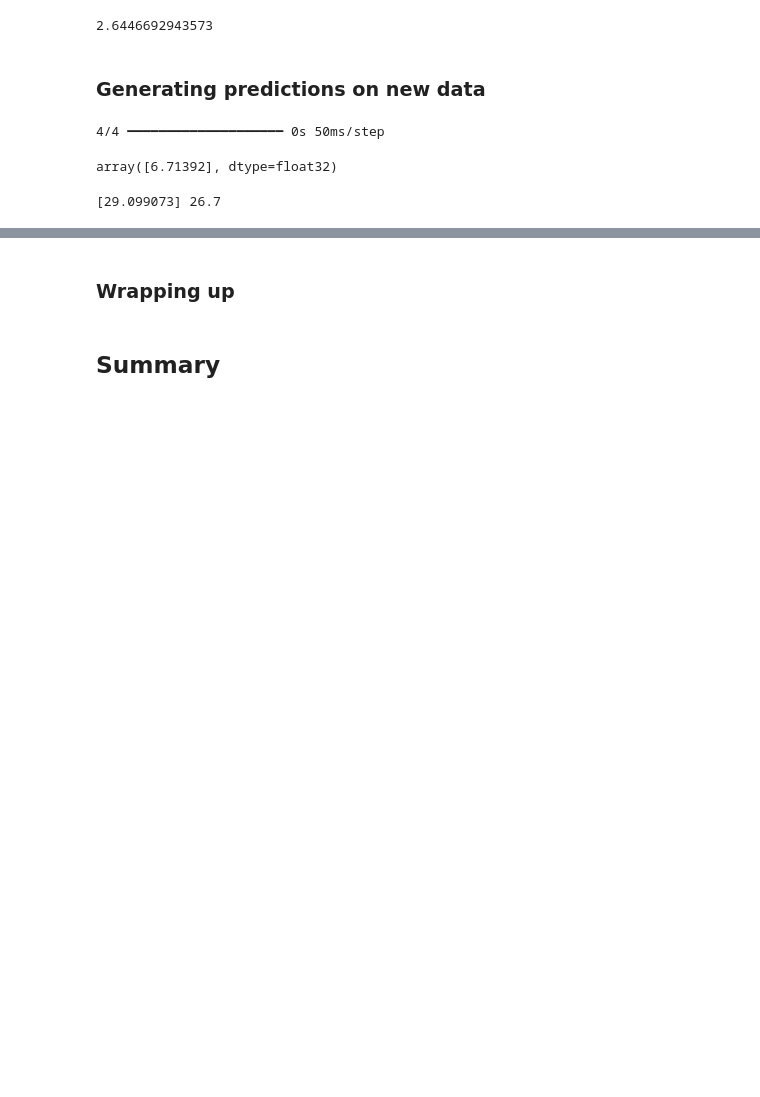
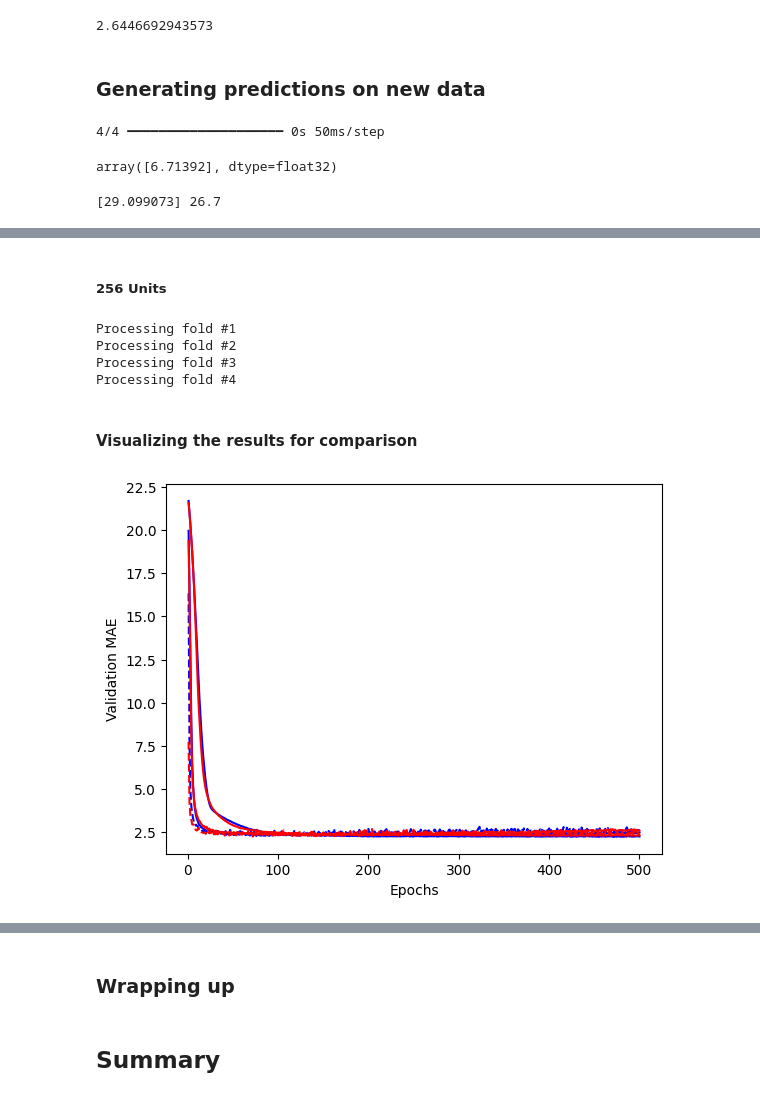
Before and after one commit to sangchun1/AI4DL, a Jupyter notebook: Week 5/chapter04_getting-started-with-neural-networks.ipynb, the cells around one changed output, grey strips where cells are left out. Drawn from its saved outputs; the diff is of its cells as text; code cells hidden in the pictures; blank space fills up the shorter version.

```diff
--- a/Week 5/chapter04_getting-started-with-neural-networks.ipynb
+++ b/Week 5/chapter04_getting-started-with-neural-networks.ipynb
@@ -258,0 +261,8 @@ print(predictions[100], test_targets[100])
+# %%
+import numpy as np
+import keras
+from keras import layers
+import matplotlib.pyplot as plt
+
+k = 4
+num_val_samples = len(train_data) // k
@@ -258,0 +473,61 @@ print(predictions[100], test_targets[100])
+# %% [markdown]
+##### 256 Units
+# %%
+def build_model():
+    model = keras.Sequential([
+        layers.Dense(256, activation="relu"),
+        layers.Dense(256, activation="relu"),
+        layers.Dense(1)
+    ])
+    model.compile(optimizer="rmsprop", loss="mse", metrics=["mae"])
+    return model
+
+num_epochs = 500
+all_mae_histories_256units = []
+for i in range(k):
+    print(f"Processing fold #{i+1}")
+    val_data = train_data[i * num_val_samples: (i + 1) * num_val_samples]
+    val_targets = train_targets[i * num_val_samples: (i + 1) * num_val_samples]
+    partial_train_data = np.concatenate(
+        [train_data[:i * num_val_samples],
+         train_data[(i + 1) * num_val_samples:]],
+        axis=0)
+    partial_train_targets = np.concatenate(
+        [train_targets[:i * num_val_samples],
+         train_targets[(i + 1) * num_val_samples:]],
+        axis=0)
+    model = build_model()
+    history = model.fit(partial_train_data, partial_train_targets,
+                        validation_data=(val_data, val_targets),
+                        epochs=num_epochs, batch_size=16, verbose=0)
+    mae_history = history.history["val_mae"]
+    all_mae_histories_256units.append(mae_history)
+
+average_mae_history_256units = [
+    np.mean([x[i] for x in all_mae_histories_256units]) for i in range(num_epochs)]
+# %% [output]
+Processing fold #1
+Processing fold #2
+Processing fold #3
+Processing fold #4
+# %% [markdown]
+#### Visualizing the results for comparison
+# %%
+range = range(1, len(average_mae_history_1layer) + 1)
+plt.plot(range, average_mae_history_1layer, "b",
+         label="Validation MAE with 1 Layer")
+plt.plot(range, average_mae_history_2layers, "b-",
+         label="Validation MAE with 2 Layers")
+plt.plot(range, average_mae_history_3layers, "b--",
+         label="Validation MAE with 3 Layers")
+plt.plot(range, average_mae_history_16units, "r",
+         label="Validation MAE with 16 Units")
+plt.plot(range, average_mae_history_64units, "r-",
+         label="Validation MAE with 64 Units")
+plt.plot(range, average_mae_history_256units, "r--",
+         label="Validation MAE with 256 Units")
+plt.xlabel("Epochs")
+plt.ylabel("Validation MAE")
+plt.legend()
+# %% [output]
+[figure, added]
```
Also changed, not shown: parts of 17 cells of this notebook.
